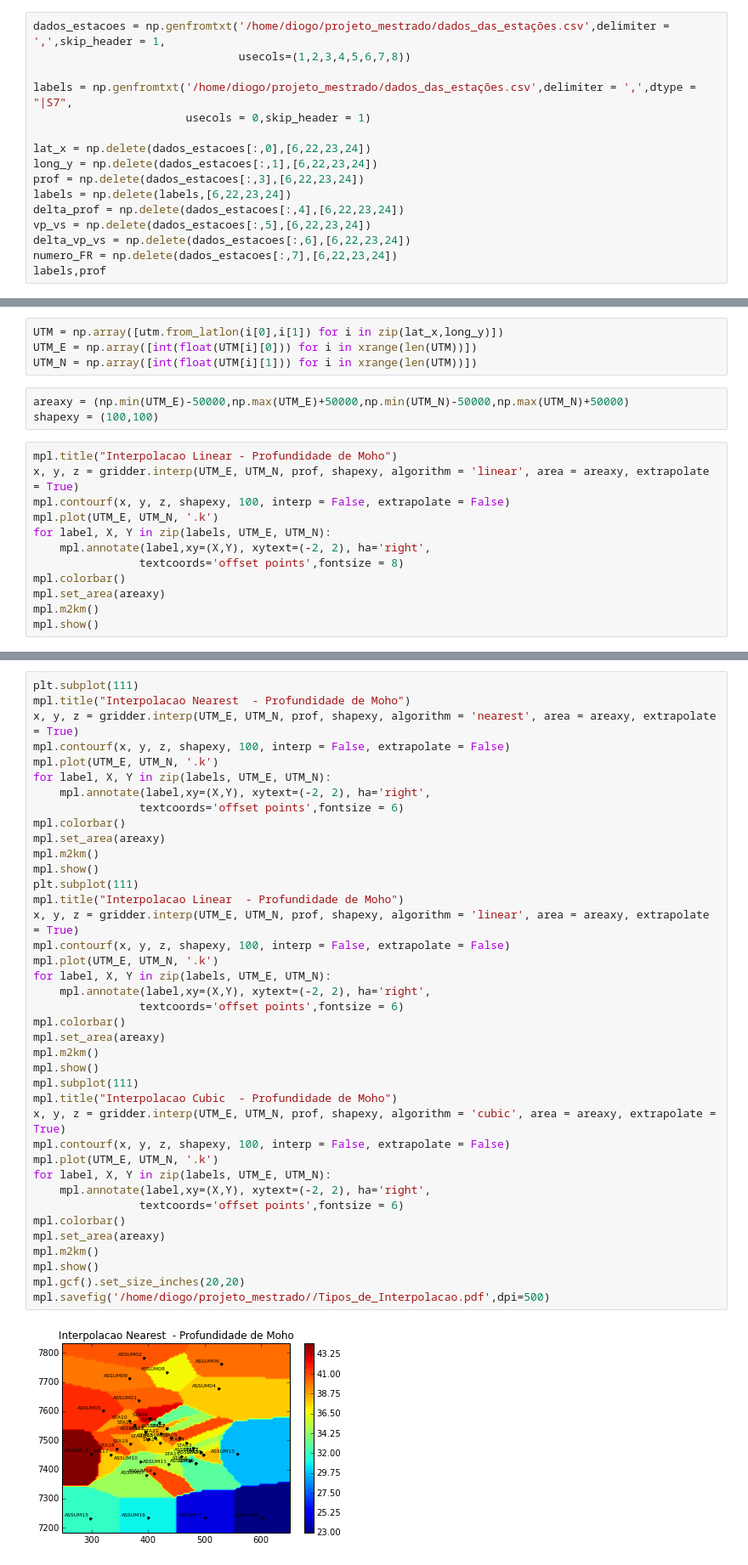
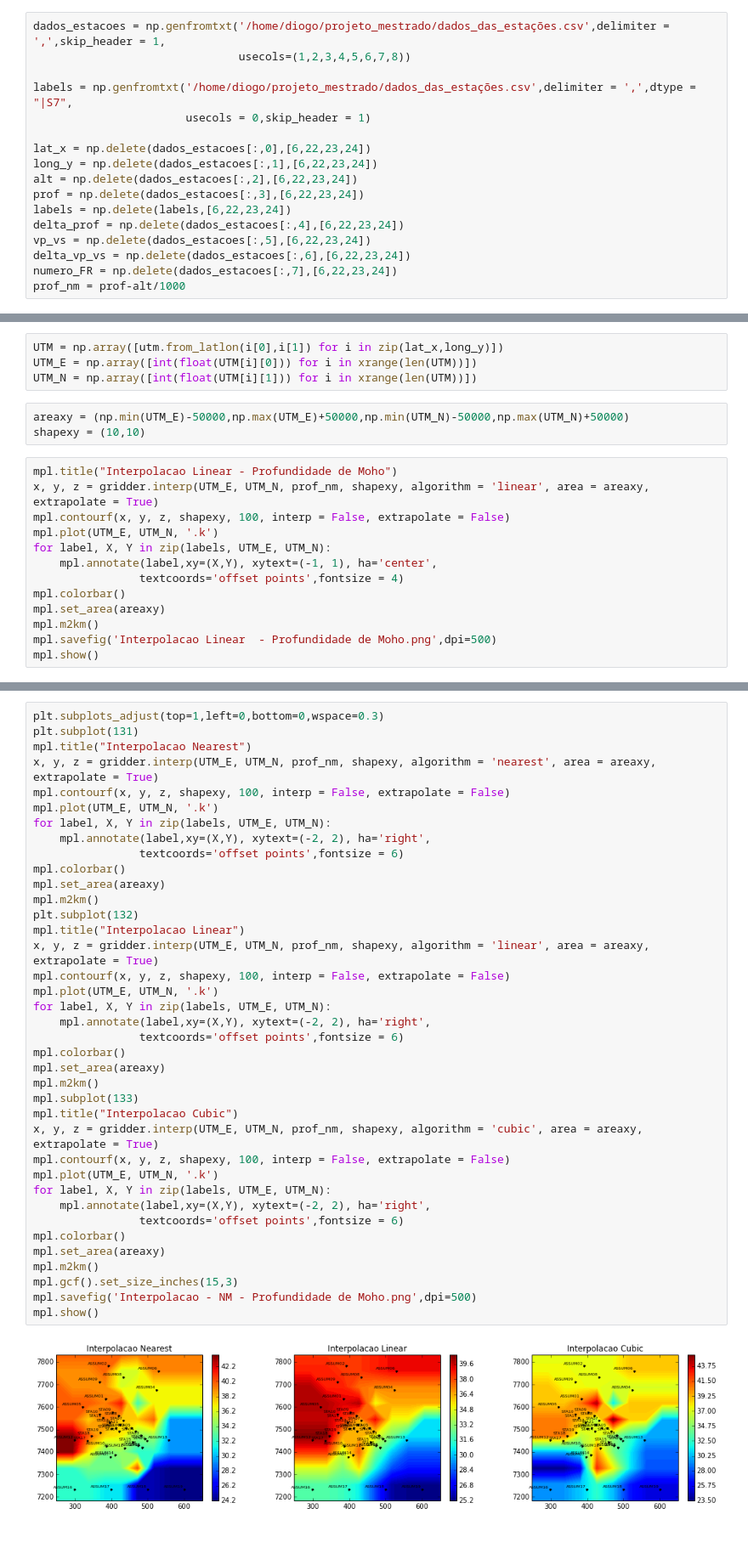
Before and after one commit to dIOGOLOC/projeto_mestrado, a Jupyter notebook: Interpolacao_FR.ipynb, the cells around one changed output, grey strips where cells are left out. Shown: that part at 85% size. Drawn from its saved outputs; the diff is of its cells as text; blank space fills up the shorter version.

Commit message:
Interpolando novos dados e fazendo a profundidade em relação ao nível do mar.

```diff
--- a/Interpolacao_FR.ipynb
+++ b/Interpolacao_FR.ipynb
@@ -29,11 +29,12 @@ labels = np.genfromtxt('/home/diogo/projeto_mestrado/dados_das_estações.csv',d
 
 lat_x = np.delete(dados_estacoes[:,0],[6,22,23,24])
 long_y = np.delete(dados_estacoes[:,1],[6,22,23,24])
+alt = np.delete(dados_estacoes[:,2],[6,22,23,24])
 prof = np.delete(dados_estacoes[:,3],[6,22,23,24])
 labels = np.delete(labels,[6,22,23,24])
 delta_prof = np.delete(dados_estacoes[:,4],[6,22,23,24])
 vp_vs = np.delete(dados_estacoes[:,5],[6,22,23,24])
 delta_vp_vs = np.delete(dados_estacoes[:,6],[6,22,23,24])
 numero_FR = np.delete(dados_estacoes[:,7],[6,22,23,24])
-labels,prof
+prof_nm = prof-alt/1000
 # %% [output]
@@ -57,17 +50,18 @@ UTM_E = np.array([int(float(UTM[i][0])) for i in xrange(len(UTM))])
 UTM_N = np.array([int(float(UTM[i][1])) for i in xrange(len(UTM))])
 # %%
 areaxy = (np.min(UTM_E)-50000,np.max(UTM_E)+50000,np.min(UTM_N)-50000,np.max(UTM_N)+50000)
-shapexy = (100,100)
+shapexy = (10,10)
 # %%
 mpl.title("Interpolacao Linear - Profundidade de Moho")
-x, y, z = gridder.interp(UTM_E, UTM_N, prof, shapexy, algorithm = 'linear', area = areaxy, extrapolate = True)
+x, y, z = gridder.interp(UTM_E, UTM_N, prof_nm, shapexy, algorithm = 'linear', area = areaxy, extrapolate = True)
 mpl.contourf(x, y, z, shapexy, 100, interp = False, extrapolate = False)
 mpl.plot(UTM_E, UTM_N, '.k')
 for label, X, Y in zip(labels, UTM_E, UTM_N):
-    mpl.annotate(label,xy=(X,Y), xytext=(-2, 2), ha='right',
-                textcoords='offset points',fontsize = 8)
+    mpl.annotate(label,xy=(X,Y), xytext=(-1, 1), ha='center',
+                textcoords='offset points',fontsize = 4)
 mpl.colorbar()
 mpl.set_area(areaxy)
 mpl.m2km()
+mpl.savefig('Interpolacao Linear  - Profundidade de Moho.png',dpi=500)
 mpl.show()
 # %% [output]
@@ -75,41 +69,40 @@ mpl.show()
 # %%
-plt.subplot(111)
-mpl.title("Interpolacao Nearest  - Profundidade de Moho")
-x, y, z = gridder.interp(UTM_E, UTM_N, prof, shapexy, algorithm = 'nearest', area = areaxy, extrapolate = True)
+plt.subplots_adjust(top=1,left=0,bottom=0,wspace=0.3)
+plt.subplot(131)
+mpl.title("Interpolacao Nearest")
+x, y, z = gridder.interp(UTM_E, UTM_N, prof_nm, shapexy, algorithm = 'nearest', area = areaxy, extrapolate = True)
 mpl.contourf(x, y, z, shapexy, 100, interp = False, extrapolate = False)
 mpl.plot(UTM_E, UTM_N, '.k')
 for label, X, Y in zip(labels, UTM_E, UTM_N):
     mpl.annotate(label,xy=(X,Y), xytext=(-2, 2), ha='right',
                 textcoords='offset points',fontsize = 6)
 mpl.colorbar()
 mpl.set_area(areaxy)
 mpl.m2km()
-mpl.show()
-plt.subplot(111)
-mpl.title("Interpolacao Linear  - Profundidade de Moho")
-x, y, z = gridder.interp(UTM_E, UTM_N, prof, shapexy, algorithm = 'linear', area = areaxy, extrapolate = True)
+plt.subplot(132)
+mpl.title("Interpolacao Linear")
+x, y, z = gridder.interp(UTM_E, UTM_N, prof_nm, shapexy, algorithm = 'linear', area = areaxy, extrapolate = True)
 mpl.contourf(x, y, z, shapexy, 100, interp = False, extrapolate = False)
 mpl.plot(UTM_E, UTM_N, '.k')
 for label, X, Y in zip(labels, UTM_E, UTM_N):
     mpl.annotate(label,xy=(X,Y), xytext=(-2, 2), ha='right',
                 textcoords='offset points',fontsize = 6)
 mpl.colorbar()
 mpl.set_area(areaxy)
 mpl.m2km()
-mpl.show()
-mpl.subplot(111)
-mpl.title("Interpolacao Cubic  - Profundidade de Moho")
-x, y, z = gridder.interp(UTM_E, UTM_N, prof, shapexy, algorithm = 'cubic', area = areaxy, extrapolate = True)
+mpl.subplot(133)
+mpl.title("Interpolacao Cubic")
+x, y, z = gridder.interp(UTM_E, UTM_N, prof_nm, shapexy, algorithm = 'cubic', area = areaxy, extrapolate = True)
 mpl.contourf(x, y, z, shapexy, 100, interp = False, extrapolate = False)
 mpl.plot(UTM_E, UTM_N, '.k')
 for label, X, Y in zip(labels, UTM_E, UTM_N):
     mpl.annotate(label,xy=(X,Y), xytext=(-2, 2), ha='right',
                 textcoords='offset points',fontsize = 6)
 mpl.colorbar()
 mpl.set_area(areaxy)
 mpl.m2km()
+mpl.gcf().set_size_inches(15,3)
+mpl.savefig('Interpolacao - NM - Profundidade de Moho.png',dpi=500)
 mpl.show()
-mpl.gcf().set_size_inches(20,20)
-mpl.savefig('/home/diogo/projeto_mestrado//Tipos_de_Interpolacao.pdf',dpi=500)
 # %% [output]
-[figure, old version]
+[figure, new version]
```
Also changed, not shown: parts of 3 cells of this notebook.
